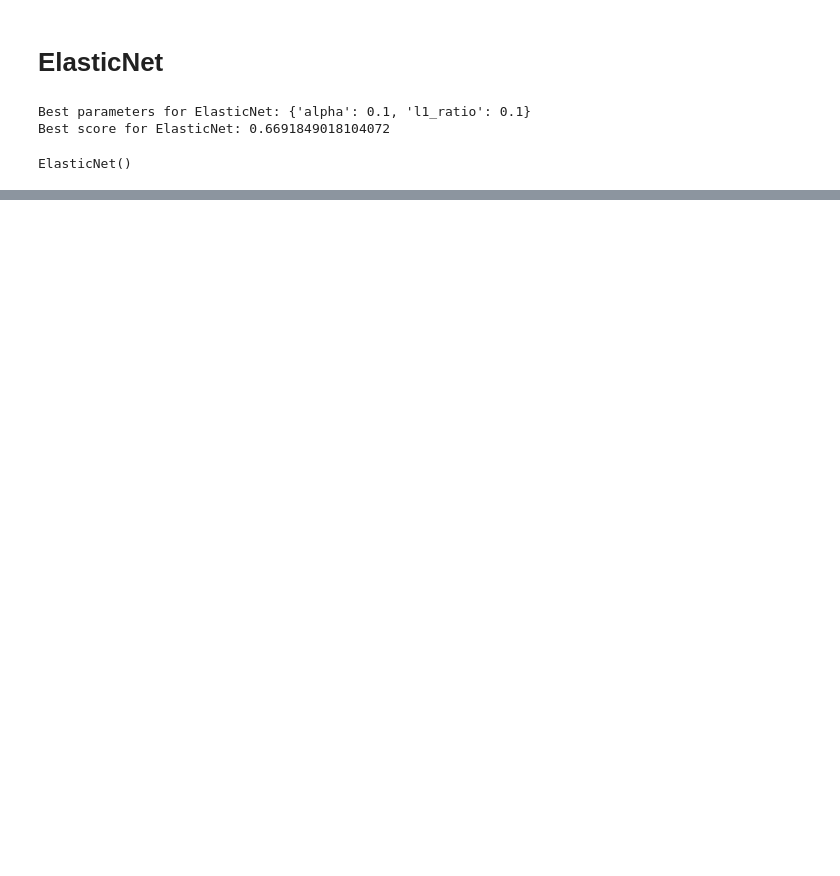
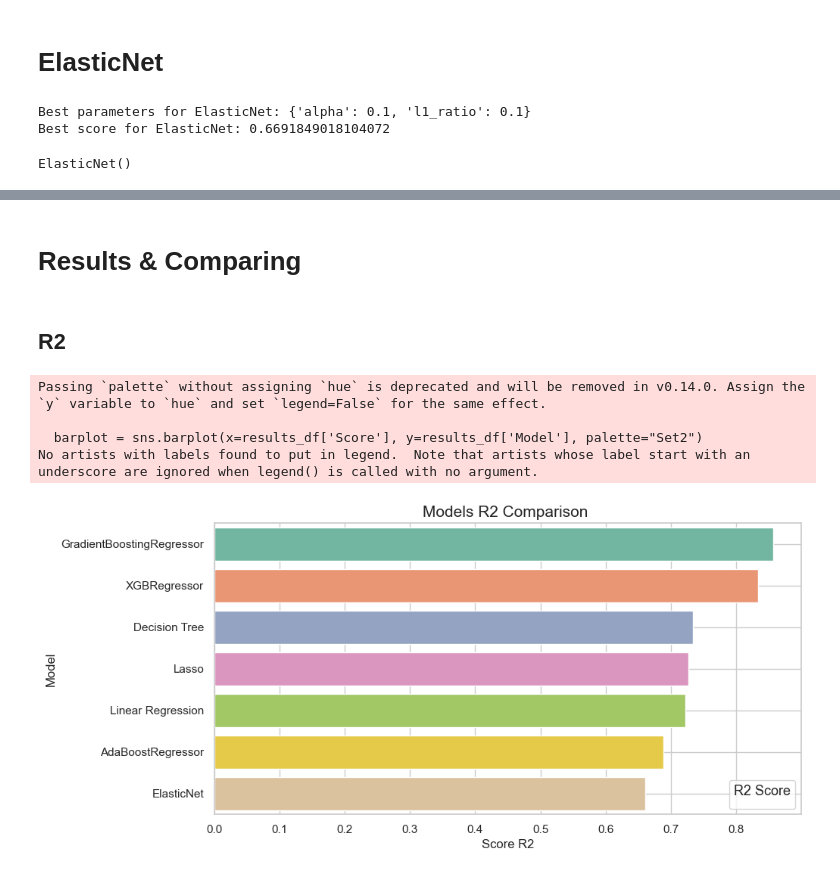
Before and after one commit to lokmane101/laptop-price-prediction, a Jupyter notebook: Model&Result.ipynb, the cells around one changed output, grey strips where cells are left out. Cells and saved outputs as stored; diff of their text form; code cells hidden in the pictures; blank space fills up the shorter version.

```diff
--- a/Model&Result.ipynb
+++ b/Model&Result.ipynb
@@ -366,0 +610,18 @@ plt.show()
+# %%
+#--------------------train set ----------------------------------------
+lasso_y_pred_default=lasso_model.predict(X_train)
+lasso_mse_default_train = mean_squared_error(y_train, lasso_y_pred_default)
+lasso_r2_default_train = r2_score(y_train, lasso_y_pred_default)
+
+lasso_y_pred = lasso_best_model.predict(X_train)
+lasso_mse_train = mean_squared_error(y_train, lasso_y_pred)
+lasso_r2_train = r2_score(y_train, lasso_y_pred)
+
+#--------------------test set ----------------------------------------
+lasso_y_pred_default=lasso_model.predict(X_test)
+lasso_mse_default = mean_squared_error(y_test, lasso_y_pred_default)
+lasso_r2_default = r2_score(y_test, lasso_y_pred_default)
+
+lasso_y_pred = lasso_best_model.predict(X_test)
+lasso_mse = mean_squared_error(y_test, lasso_y_pred)
+lasso_r2 = r2_score(y_test, lasso_y_pred)
@@ -366,0 +658,51 @@ plt.show()
+# %% [markdown]
+# Results & Comparing
+# %% [markdown]
+## R2
+# %%
+import pandas as pd
+import seaborn as sns
+import matplotlib.pyplot as plt
+
+results = {
+    'Linear Regression': LR_r2,
+    'Decision Tree': DT_r2,
+    'AdaBoostRegressor': ada_r2,
+    'Lasso':lasso_r2,
+    'GradientBoostingRegressor': gradianB_r2,
+    'XGBRegressor': xgb_r2,
+    'ElasticNet' : EN_r2,
+}
+
+# Convert the dictionary to a pandas DataFrame
+results_df = pd.DataFrame(list(results.items()), columns=['Model', 'Score'])
+
+# Sort the results by Score
+results_df = results_df.sort_values(by='Score', ascending=False)
+
+# Set the style of the plot
+sns.set_theme(style="whitegrid")
+
+# Create a seaborn barplot
+plt.figure(figsize=(10, 5))
+barplot = sns.barplot(x=results_df['Score'], y=results_df['Model'], palette="Set2")
+
+# Add legend
+barplot.legend(title='R2 Score', title_fontsize='13', loc='lower right')
+
+# Add grid
+plt.grid(True)
+
+# Add labels and title
+plt.xlabel('Score R2', fontsize=12)
+plt.ylabel('Model', fontsize=12)
+plt.title('Model''s R2 Comparison ', fontsize=15)
+
+# Show the plot
+plt.show()
+# %% [output]
+Passing `palette` without assigning `hue` is deprecated and will be removed in v0.14.0. Assign the `y` variable to `hue` and set `legend=False` for the same effect.
+
+  barplot = sns.barplot(x=results_df['Score'], y=results_df['Model'], palette="Set2")
+No artists with labels found to put in legend.  Note that artists whose label start with an underscore are ignored when legend() is called with no argument.
+[figure, added]
```
Also changed, not shown: parts of 47 cells of this notebook, 27 other files.
